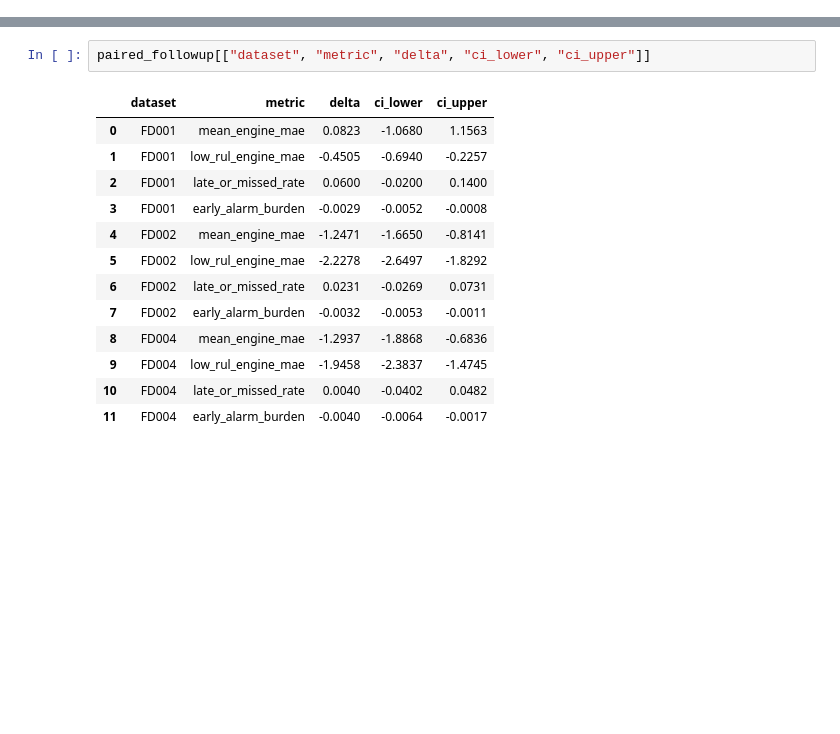
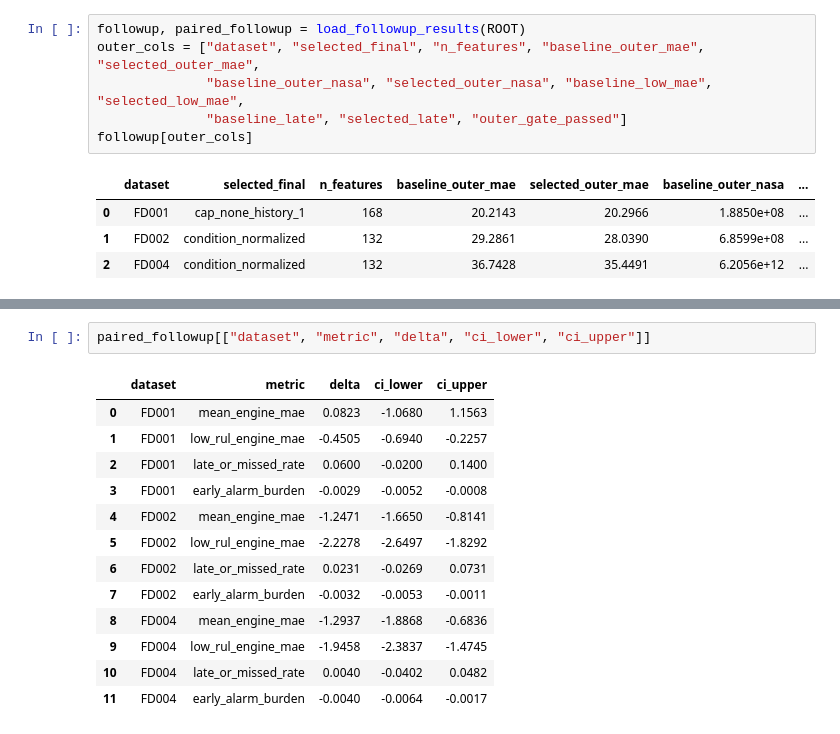
Before and after one commit to ti014/tinasa-cmapss-rul-prediction, a Jupyter notebook: notebooks/05_cross_dataset_and_improvement.ipynb, the cells around one changed output, grey strips where cells are left out. Saved outputs shown, nothing was run; the diff lists cells and outputs as text; blank space fills up the shorter version.

```diff
--- a/notebooks/05_cross_dataset_and_improvement.ipynb
+++ b/notebooks/05_cross_dataset_and_improvement.ipynb
@@ -236,0 +181,11 @@ Paired comparison của cả ba thí nghiệm khớp với dự đoán đã lưu
+# %%
+followup, paired_followup = load_followup_results(ROOT)
+outer_cols = ["dataset", "selected_final", "n_features", "baseline_outer_mae", "selected_outer_mae",
+              "baseline_outer_nasa", "selected_outer_nasa", "baseline_low_mae", "selected_low_mae",
+              "baseline_late", "selected_late", "outer_gate_passed"]
+followup[outer_cols]
+# %% [output]
+|  | dataset | selected_final | n_features | baseline_outer_mae | selected_outer_mae | baseline_outer_nasa | ... |
+| 0 | FD001 | cap_none_history_1 | 168 | 20.2143 | 20.2966 | 1.8850e+08 | ... |
+| 1 | FD002 | condition_normalized | 132 | 29.2861 | 28.0390 | 6.8599e+08 | ... |
+| 2 | FD004 | condition_normalized | 132 | 36.7428 | 35.4491 | 6.2056e+12 | ... |
```
Also changed, not shown: parts of 25 cells of this notebook, 9 other files.
